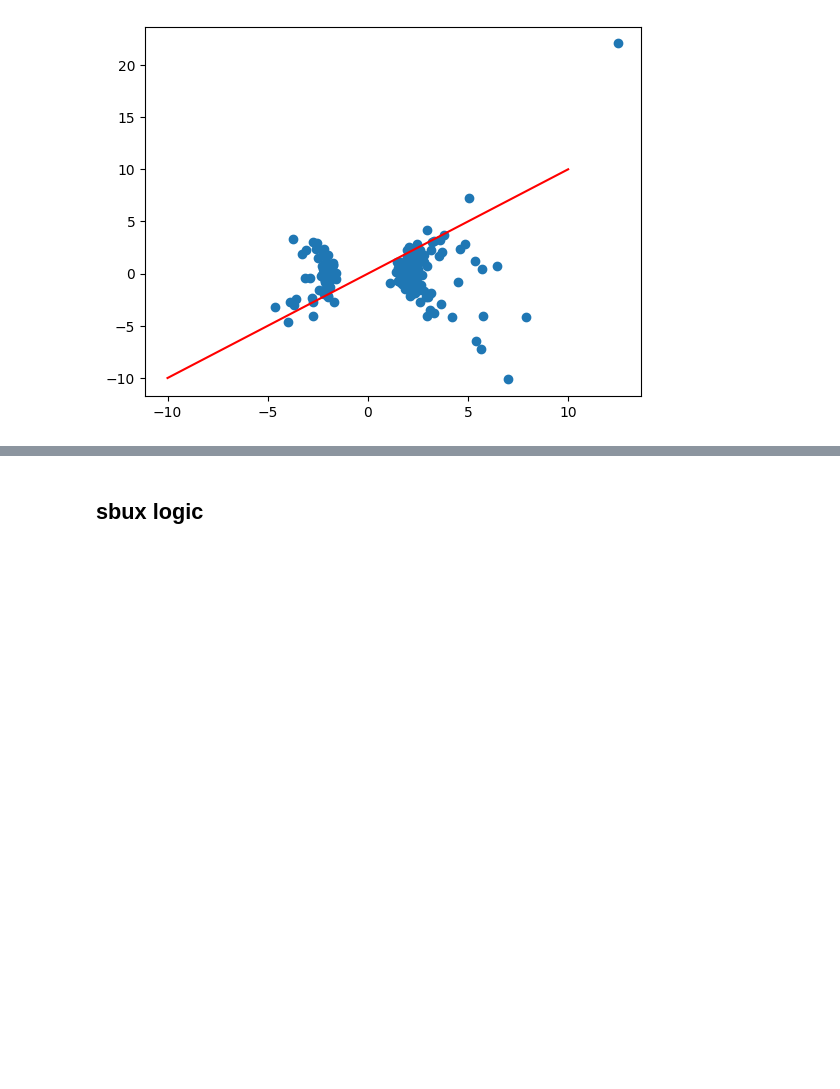
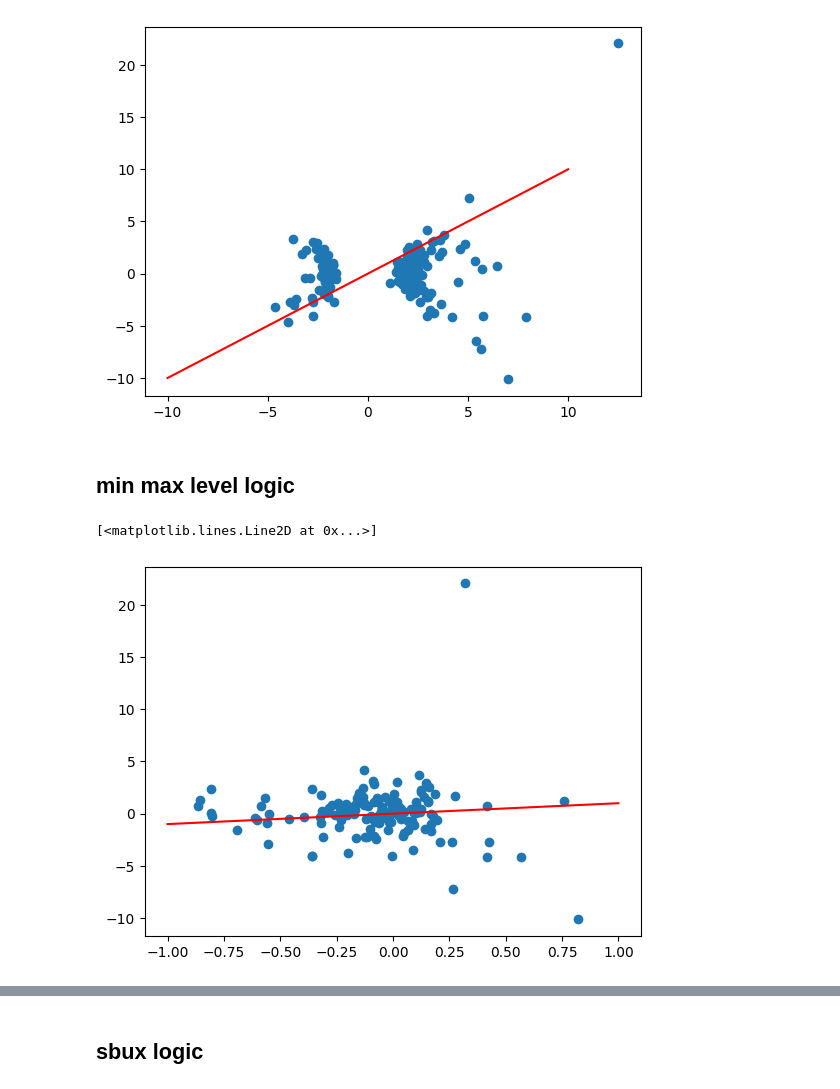
Before and after one commit to sculd/volatility_trading, a Jupyter notebook: sandbox_options.ipynb, the cells around one changed output, grey strips where cells are left out. Drawn from its saved outputs; the diff is of its cells as text; code cells hidden in the pictures; blank space fills up the shorter version.

```diff
--- a/sandbox_options.ipynb
+++ b/sandbox_options.ipynb
@@ -170,3 +153,21 @@ plt.plot([-10, 10], [-10, 10], 'k-', color = 'r')
 # %% [output]
 [<matplotlib.lines.Line2D at 0x...>]
 [figure]
+# %% [markdown]
+## min max level logic
+# %%
+rolling_size = 90
+df_goog_atm_vol_min_max_history = df_goog_atm_vol_history.join(df_goog_atm_vol_history[['atm_vol']].rolling(rolling_size).min().join(df_goog_atm_vol_history[['atm_vol']].rolling(rolling_size).max(), lsuffix="_min", rsuffix="_max"))
+df_goog_atm_vol_min_max_history['atm_vol_level'] = (df_goog_atm_vol_min_max_history.atm_vol - df_goog_atm_vol_min_max_history.atm_vol_min) / (df_goog_atm_vol_min_max_history.atm_vol_max - df_goog_atm_vol_min_max_history.atm_vol_min)
+df_vix1d_market_open_min_max_history = df_vix1d_market_open_history.join(df_vix1d_market_open_history.rolling(rolling_size).min().join(df_vix1d_market_open_history.rolling(rolling_size).max(), lsuffix="_min", rsuffix="_max"))
+df_vix1d_market_open_min_max_history['vix_level'] = (df_vix1d_market_open_min_max_history.c - df_vix1d_market_open_min_max_history.c_min) / (df_vix1d_market_open_min_max_history.c_max - df_vix1d_market_open_min_max_history.c_min)
+
+df_vix1d_goog_vol_min_max_history = df_goog_atm_vol_min_max_history[['atm_vol_level']].join(df_vix1d_market_open_min_max_history[['vix_level']])
+df_vix1d_goog_vol_min_max_history['atm_minus_vix_level'] = df_vix1d_goog_vol_min_max_history.atm_vol_level - df_vix1d_goog_vol_min_max_history.vix_level
+df_vix1d_goog_vol_min_max_actual_history = df_vix1d_goog_vol_min_max_history.join(df_goog_market_open_close_history["actual_change"])
+
+plt.scatter(df_vix1d_goog_vol_min_max_actual_history[["atm_minus_vix_level"]], df_vix1d_goog_vol_min_max_actual_history[["actual_change"]])
+plt.plot([-1, 1], [-1, 1], 'k-', color = 'r')
+# %% [output]
+[<matplotlib.lines.Line2D at 0x...>]
+[figure, added]
```
Also changed, not shown: parts of 3 cells of this notebook.
